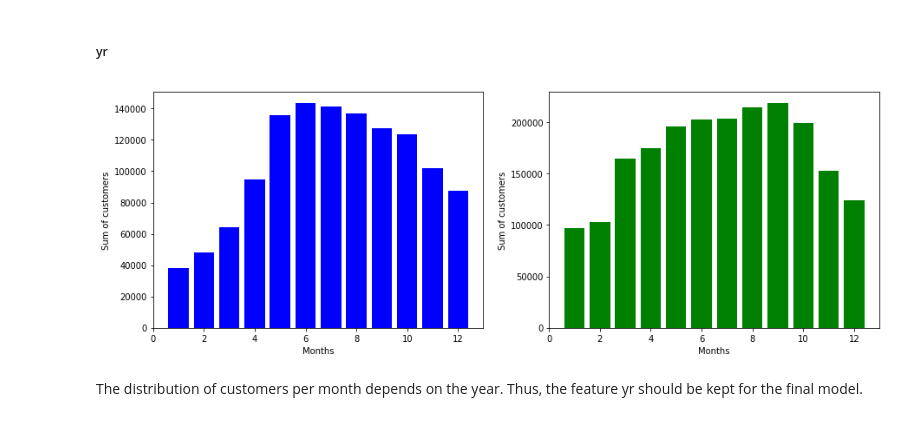
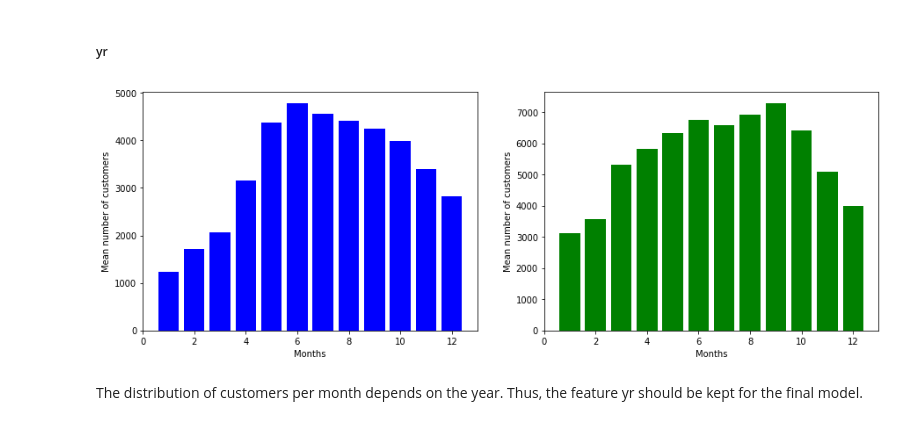
Before and after one commit to julianikulski/bike-sharing, a Jupyter notebook: bike-sharing-demand.ipynb, the cells around one changed output. Drawn from its saved outputs; the diff is of its cells as text; code cells hidden in the pictures.

```diff
--- a/bike-sharing-demand.ipynb
+++ b/bike-sharing-demand.ipynb
@@ -222,26 +235,26 @@ There are slight differences in the average numbers of customers per day of the
 yr_2011 = bike_df[bike_df['yr'] == 0]
 yr_2012 = bike_df[bike_df['yr'] == 1]
 
-x_2011 = yr_2011.groupby('mnth')['cnt'].sum().index
-y_2011 = yr_2011.groupby('mnth')['cnt'].sum().values
+x_2011 = yr_2011.groupby('mnth')['cnt'].mean().index
+y_2011 = yr_2011.groupby('mnth')['cnt'].mean().values
 
-x_2012 = yr_2012.groupby('mnth')['cnt'].sum().index
-y_2012 = yr_2012.groupby('mnth')['cnt'].sum().values
+x_2012 = yr_2012.groupby('mnth')['cnt'].mean().index
+y_2012 = yr_2012.groupby('mnth')['cnt'].mean().values
 # %%
 # plot count of customers for each year
 plt.figure(figsize = [15, 5])
 
 plt.subplot(1, 2, 1)
 plt.bar(x_2011, y_2011, color='blue')
 plt.xlabel('Months')
-plt.ylabel('Sum of customers')
+plt.ylabel('Mean number of customers')
 
 plt.subplot(1, 2, 2)
 plt.bar(x_2012, y_2012, color='green')
 plt.xlabel('Months')
-plt.ylabel('Sum of customers');
+plt.ylabel('Mean number of customers');
 # %% [output]
-[figure, old version]
+[figure, new version]
 # %% [markdown]
 The distribution of customers per month depends on the year. Thus, the feature yr should be kept for the final model.
 # %% [markdown]
```
Also changed, not shown: parts of 11 cells of this notebook.
